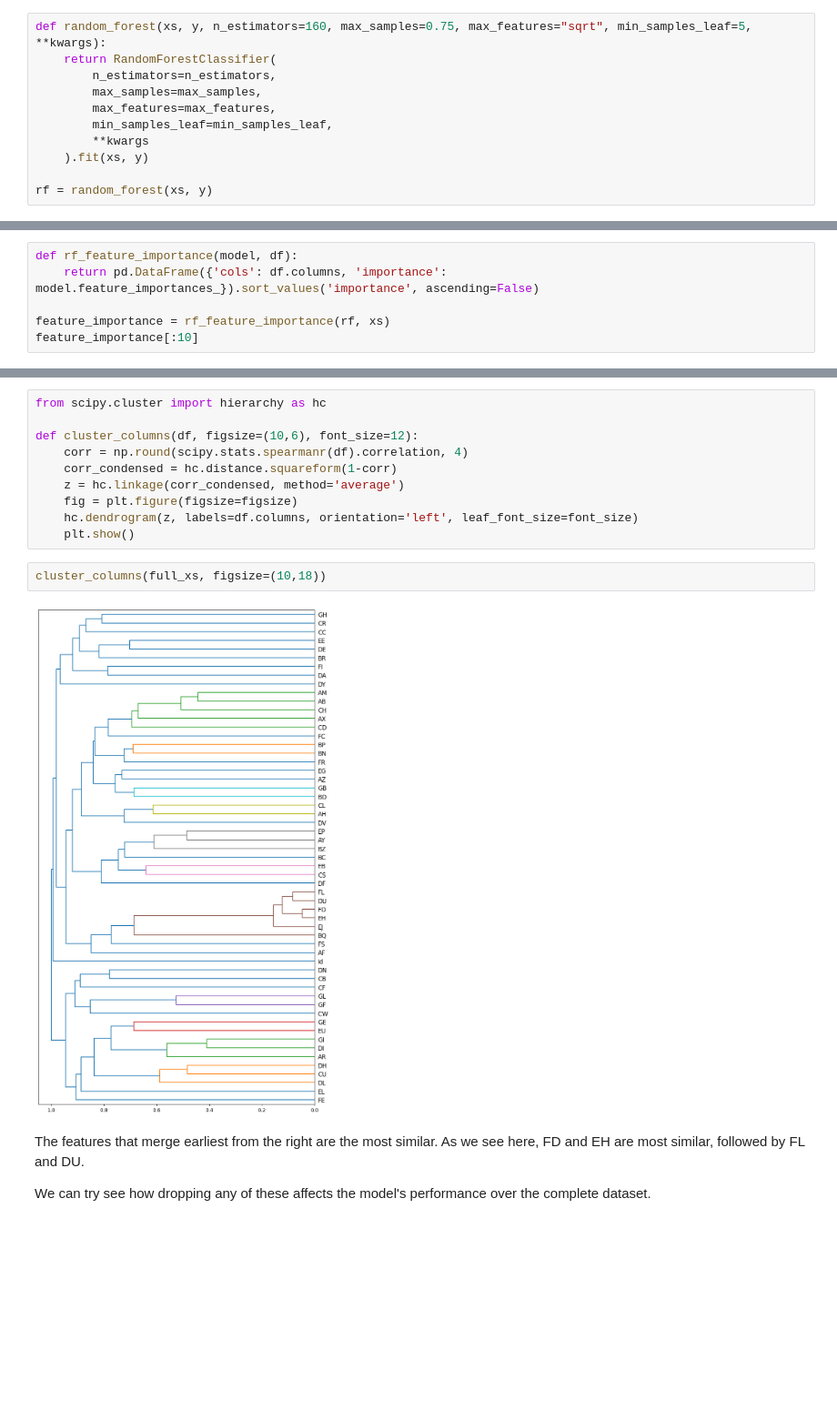
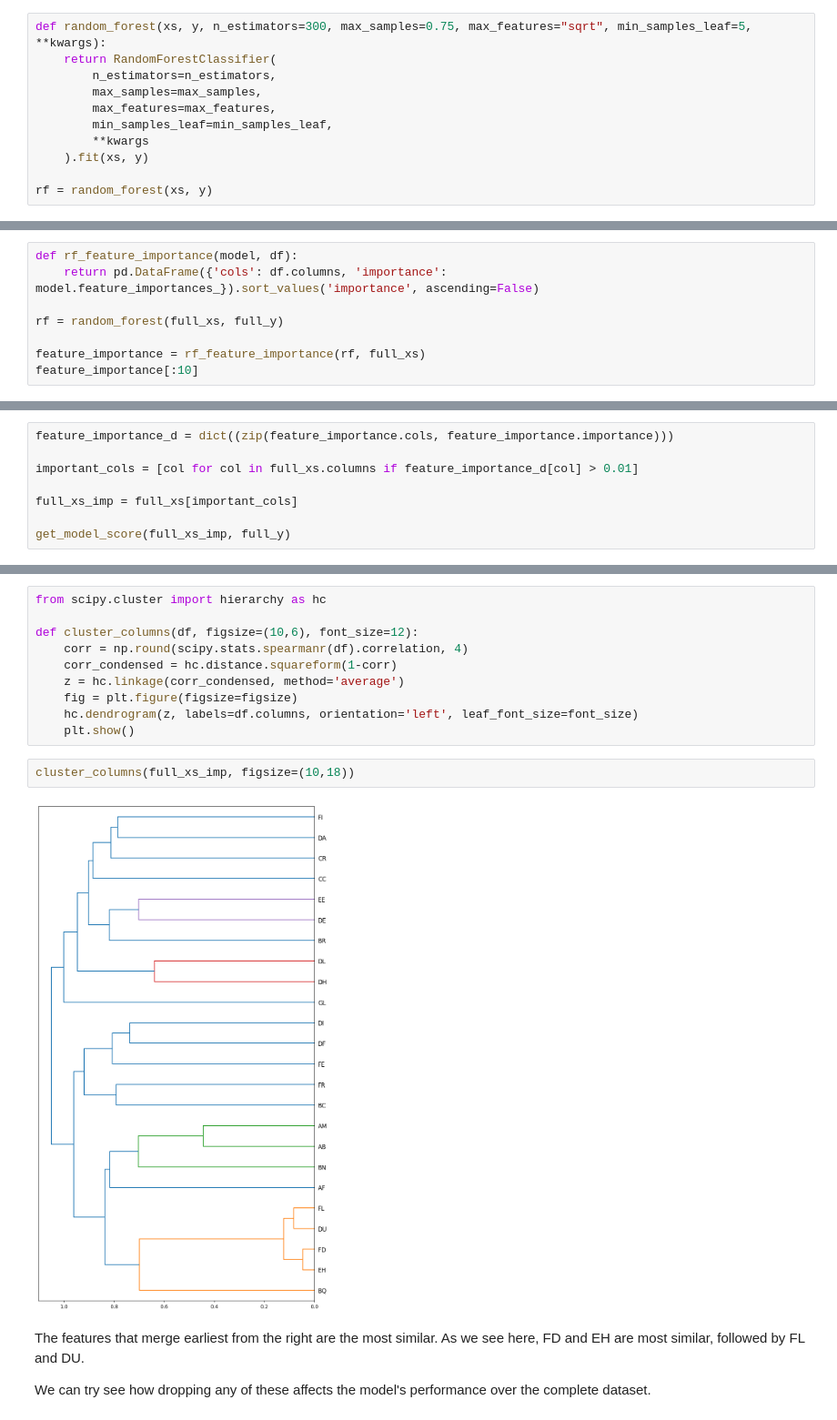
Before and after one commit to programmer-ke/icr-age-related-kaggle-competition, a Jupyter notebook: notebooks/random-forest-explorations.ipynb, the cells around one changed output, grey strips where cells are left out. Shown at 91% size. Saved outputs shown, nothing was run; the diff lists cells and outputs as text; blank space fills up the shorter version.

Commit message:
drop non-important features

```diff
--- a/notebooks/random-forest-explorations.ipynb
+++ b/notebooks/random-forest-explorations.ipynb
@@ -236,7 +236,7 @@ m_log_loss(rf, xs, y), m_log_loss(rf, valid_xs, valid_y)
 # %% [markdown]
 Random forest with custom parameters.
 # %%
-def random_forest(xs, y, n_estimators=160, max_samples=0.75, max_features="sqrt", min_samples_leaf=5, **kwargs):
+def random_forest(xs, y, n_estimators=300, max_samples=0.75, max_features="sqrt", min_samples_leaf=5, **kwargs):
     return RandomForestClassifier(
         n_estimators=n_estimators,
         max_samples=max_samples,
@@ -341,7 +340,9 @@ We can also determine the feature importance by reading the `feature_importances
 def rf_feature_importance(model, df):
     return pd.DataFrame({'cols': df.columns, 'importance': model.feature_importances_}).sort_values('importance', ascending=False)
 
-feature_importance = rf_feature_importance(rf, xs)
+rf = random_forest(full_xs, full_y)
+
+feature_importance = rf_feature_importance(rf, full_xs)
 feature_importance[:10]
 # %% [output]
 |  | cols | importance |
@@ -368,0 +384,8 @@ At this point we could remove the low importance features.
+# %%
+feature_importance_d = dict((zip(feature_importance.cols, feature_importance.importance)))
+
+important_cols = [col for col in full_xs.columns if feature_importance_d[col] > 0.01]
+
+full_xs_imp = full_xs[important_cols]
+
+get_model_score(full_xs_imp, full_y)
@@ -381,9 +421,9 @@ def cluster_columns(df, figsize=(10,6), font_size=12):
     hc.dendrogram(z, labels=df.columns, orientation='left', leaf_font_size=font_size)
     plt.show()
 # %%
-cluster_columns(full_xs, figsize=(10,18))
+cluster_columns(full_xs_imp, figsize=(10,18))
 # %% [output]
-[figure, old version]
+[figure, new version]
 # %% [markdown]
 The features that merge earliest from the right are the most similar. As we see here, FD and EH are most similar, followed by FL and DU.
 
```
Also changed, not shown: parts of 34 cells of this notebook.
